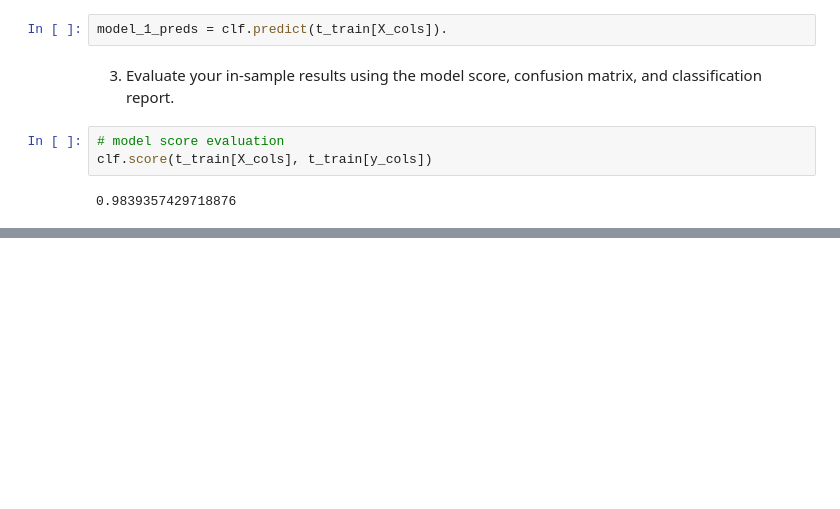
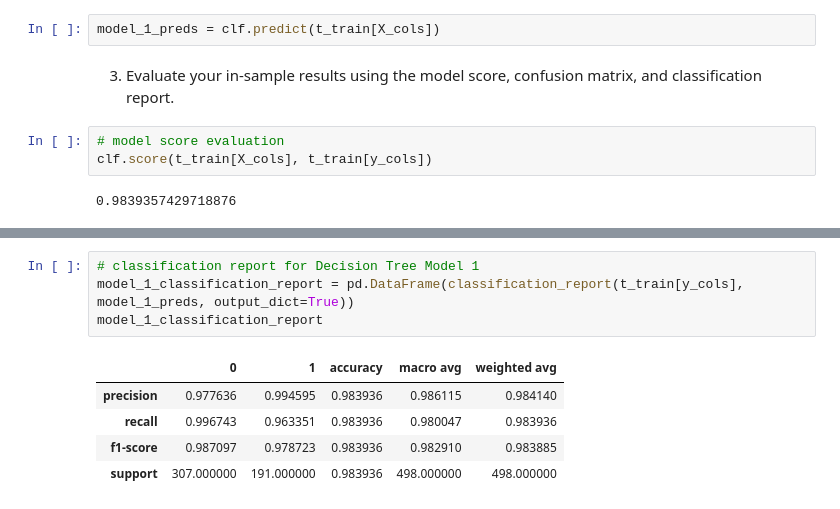
Before and after one commit to caroline-miller0921/classification_exercises, a Jupyter notebook: decision_tree.ipynb, the cells around one changed output, grey strips where cells are left out. Saved outputs shown, nothing was run; the diff lists cells and outputs as text; blank space fills up the shorter version.

```diff
--- a/decision_tree.ipynb
+++ b/decision_tree.ipynb
@@ -94,7 +96,7 @@ clf.fit(t_train[X_cols], t_train[y_cols])
 # %% [output]
 DecisionTreeClassifier()
 # %%
-model_1_preds = clf.predict(t_train[X_cols]).
+model_1_preds = clf.predict(t_train[X_cols])
 # %% [markdown]
 3. Evaluate your in-sample results using the model score, confusion matrix, and classification report.
 # %%
@@ -106,0 +137,10 @@ clf.score(t_train[X_cols], t_train[y_cols])
+# %%
+# classification report for Decision Tree Model 1
+model_1_classification_report = pd.DataFrame(classification_report(t_train[y_cols], model_1_preds, output_dict=True))
+model_1_classification_report
+# %% [output]
+|  | 0 | 1 | accuracy | macro avg | weighted avg |
+| precision | 0.977636 | 0.994595 | 0.983936 | 0.986115 | 0.984140 |
+| recall | 0.996743 | 0.963351 | 0.983936 | 0.980047 | 0.983936 |
+| f1-score | 0.987097 | 0.978723 | 0.983936 | 0.982910 | 0.983885 |
+| support | 307.000000 | 191.000000 | 0.983936 | 498.000000 | 498.000000 |
```
Also changed, not shown: parts of 39 cells of this notebook, 1 other file.
